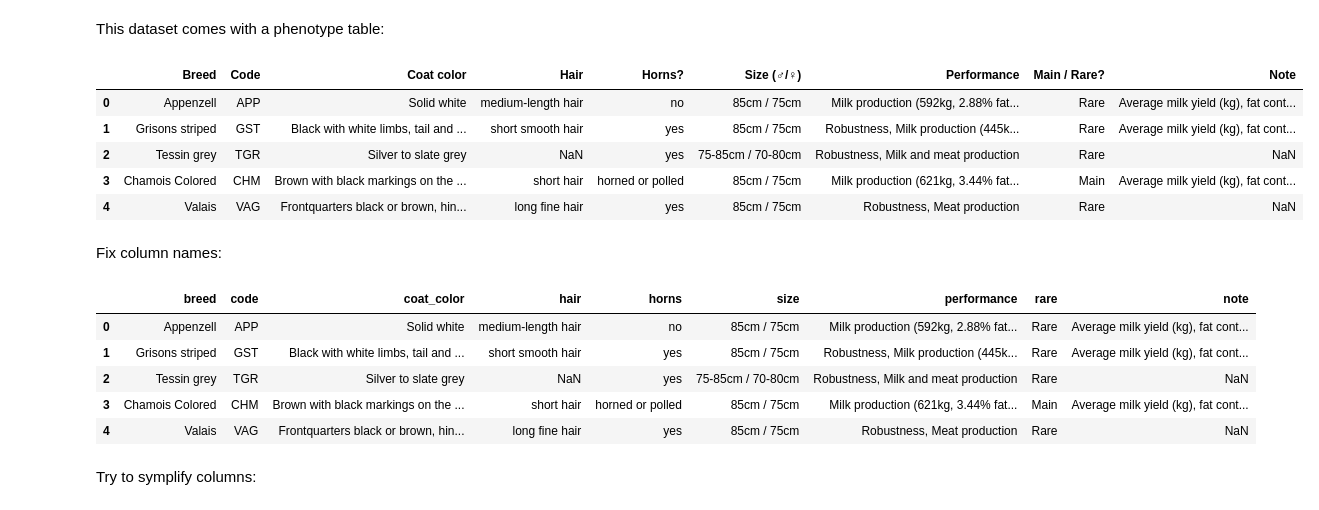
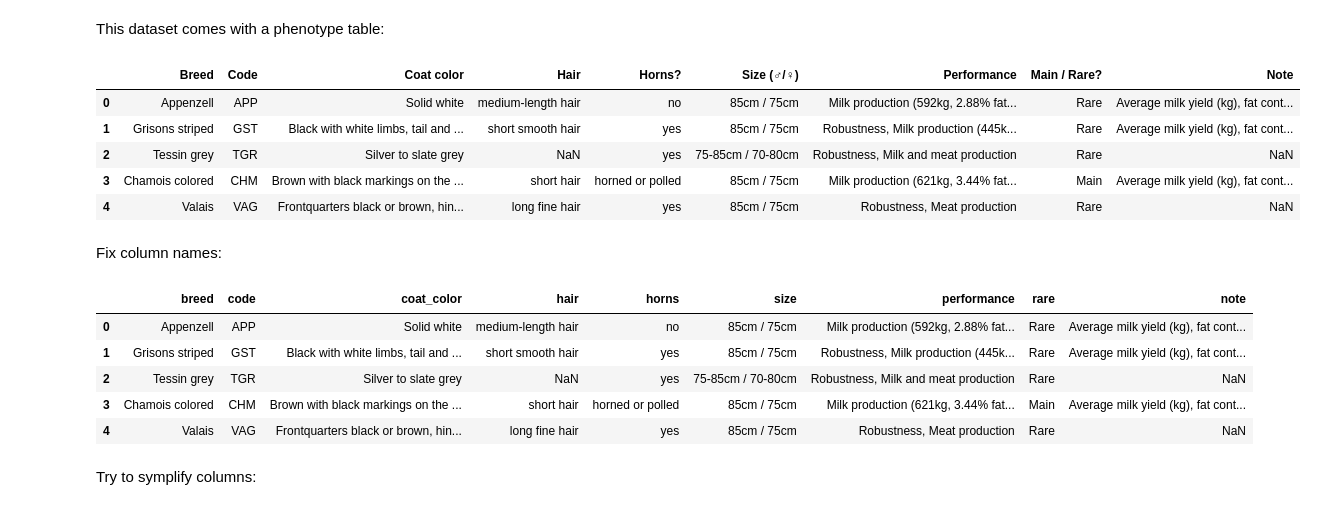
Before and after one commit to cnr-ibba/SMARTER-database, a Jupyter notebook: notebooks/exploratory/0.23.0-bunop-burren_goats.ipynb, the cells around one changed output. Saved outputs shown, nothing was run; the diff lists cells and outputs as text; code cells hidden in the pictures.

```diff
--- a/notebooks/exploratory/0.23.0-bunop-burren_goats.ipynb
+++ b/notebooks/exploratory/0.23.0-bunop-burren_goats.ipynb
@@ -289,14 +307,14 @@ This dataset comes with a phenotype table:
 # %%
 phenotypes = pd.read_excel(burren_dataset.working_dir / "doi_10.5061_dryad.q1cv6__v1/burren_phenotypes.xlsx")
 # https://stackoverflow.com/a/45270483/4385116
-phenotypes.applymap(lambda x: x.strip() if isinstance(x, str) else x)
+phenotypes = phenotypes.applymap(lambda x: x.strip() if isinstance(x, str) else x)
 phenotypes.head()
 # %% [output]
 |  | Breed | Code | Coat color | Hair | Horns? | Size (♂/♀) | Performance | Main / Rare? | Note |
 | 0 | Appenzell | APP | Solid white | medium-length hair | no | 85cm / 75cm | Milk production (592kg, 2.88% fat... | Rare | Average milk yield (kg), fat cont... |
 | 1 | Grisons striped | GST | Black with white limbs, tail and ... | short smooth hair | yes | 85cm / 75cm | Robustness, Milk production (445k... | Rare | Average milk yield (kg), fat cont... |
 | 2 | Tessin grey | TGR | Silver to slate grey | NaN | yes | 75-85cm / 70-80cm | Robustness, Milk and meat production | Rare | NaN |
-| 3 | Chamois Colored | CHM | Brown with black markings on the ... | short hair | horned or polled | 85cm / 75cm | Milk production (621kg, 3.44% fat... | Main | Average milk yield (kg), fat cont... |
+| 3 | Chamois colored | CHM | Brown with black markings on the ... | short hair | horned or polled | 85cm / 75cm | Milk production (621kg, 3.44% fat... | Main | Average milk yield (kg), fat cont... |
 | 4 | Valais | VAG | Frontquarters black or brown, hin... | long fine hair | yes | 85cm / 75cm | Robustness, Meat production | Rare | NaN |
 # %% [markdown]
 Fix column names:
@@ -308,7 +326,7 @@ phenotypes.head()
 | 0 | Appenzell | APP | Solid white | medium-length hair | no | 85cm / 75cm | Milk production (592kg, 2.88% fat... | Rare | Average milk yield (kg), fat cont... |
 | 1 | Grisons striped | GST | Black with white limbs, tail and ... | short smooth hair | yes | 85cm / 75cm | Robustness, Milk production (445k... | Rare | Average milk yield (kg), fat cont... |
 | 2 | Tessin grey | TGR | Silver to slate grey | NaN | yes | 75-85cm / 70-80cm | Robustness, Milk and meat production | Rare | NaN |
-| 3 | Chamois Colored | CHM | Brown with black markings on the ... | short hair | horned or polled | 85cm / 75cm | Milk production (621kg, 3.44% fat... | Main | Average milk yield (kg), fat cont... |
+| 3 | Chamois colored | CHM | Brown with black markings on the ... | short hair | horned or polled | 85cm / 75cm | Milk production (621kg, 3.44% fat... | Main | Average milk yield (kg), fat cont... |
 | 4 | Valais | VAG | Frontquarters black or brown, hin... | long fine hair | yes | 85cm / 75cm | Robustness, Meat production | Rare | NaN |
 # %% [markdown]
 Try to symplify columns:
```
Also changed, not shown: parts of 15 cells of this notebook, 3 other files.
